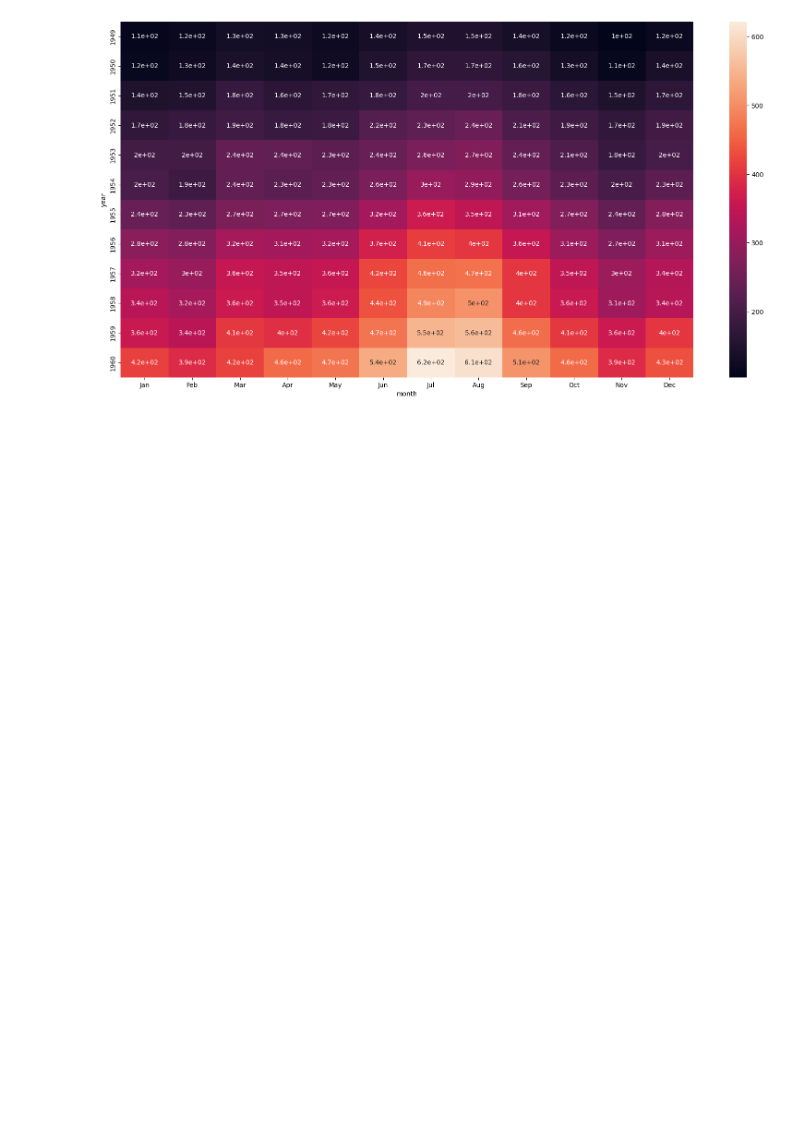
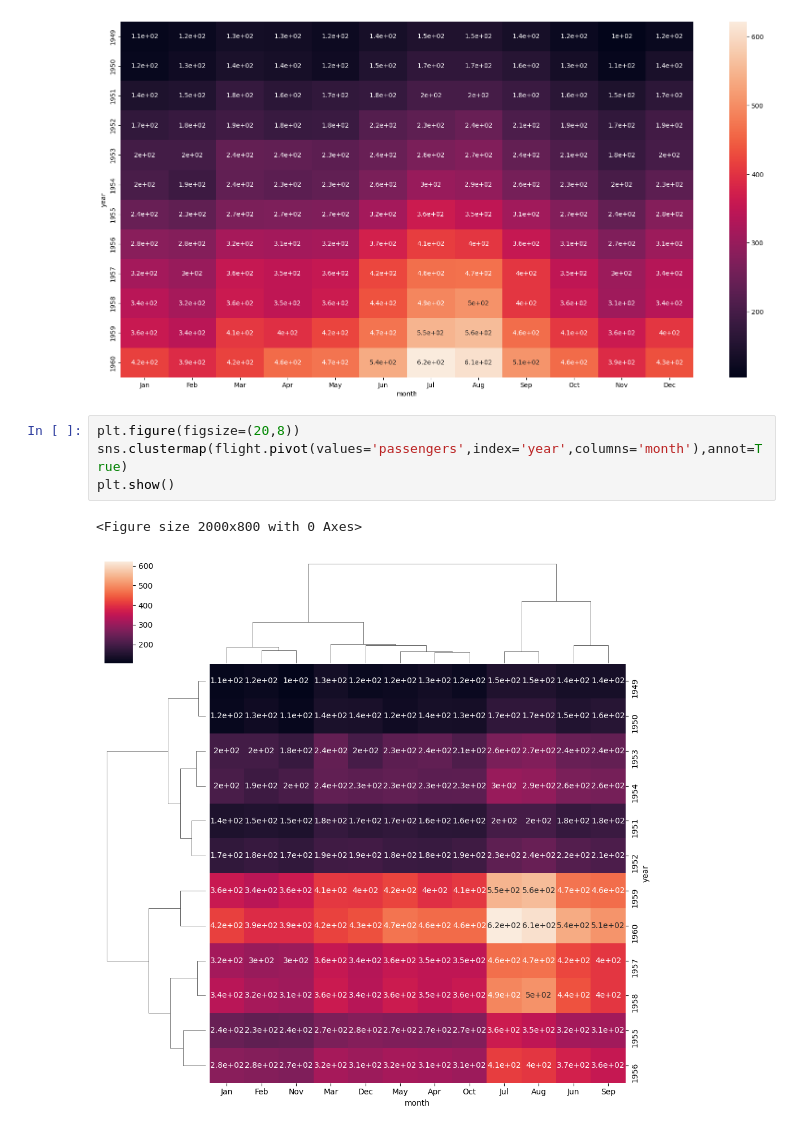
Before and after one commit to rashmiKumari03/World_with_Data, a Jupyter notebook: 11.ExploratoryDataAnalysis_and_FeatureEngineering/1.ExploratoryDataAnalysis_and_FeatureEngineering.ipynb, the cells around one changed output. Saved outputs shown, nothing was run; the diff lists cells and outputs as text; blank space fills up the shorter version.

```diff
--- a/11.ExploratoryDataAnalysis_and_FeatureEngineering/ExploratoryDataAnalysis_and_FeatureEngineering.ipynb
+++ b/11.ExploratoryDataAnalysis_and_FeatureEngineering/1.ExploratoryDataAnalysis_and_FeatureEngineering.ipynb
@@ -1117,3 +1117,10 @@ sns.heatmap(flight.pivot(values='passengers',index='year',columns='month'),annot
 plt.show()
 # %% [output]
 [figure]
+# %%
+plt.figure(figsize=(20,8))
+sns.clustermap(flight.pivot(values='passengers',index='year',columns='month'),annot=True)
+plt.show()
+# %% [output]
+<Figure size 2000x800 with 0 Axes>
+[figure, added]
```
Also changed, not shown: parts of 2 cells of this notebook, 4 other files.
